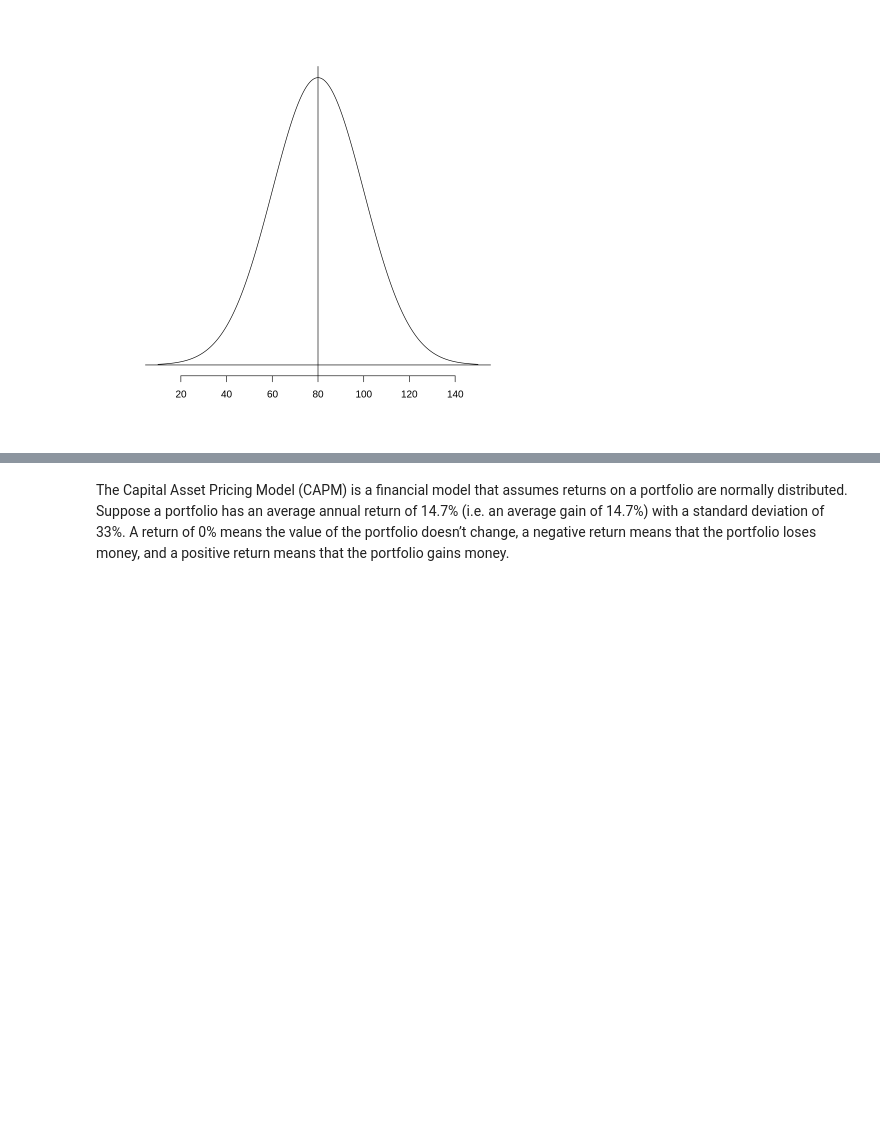
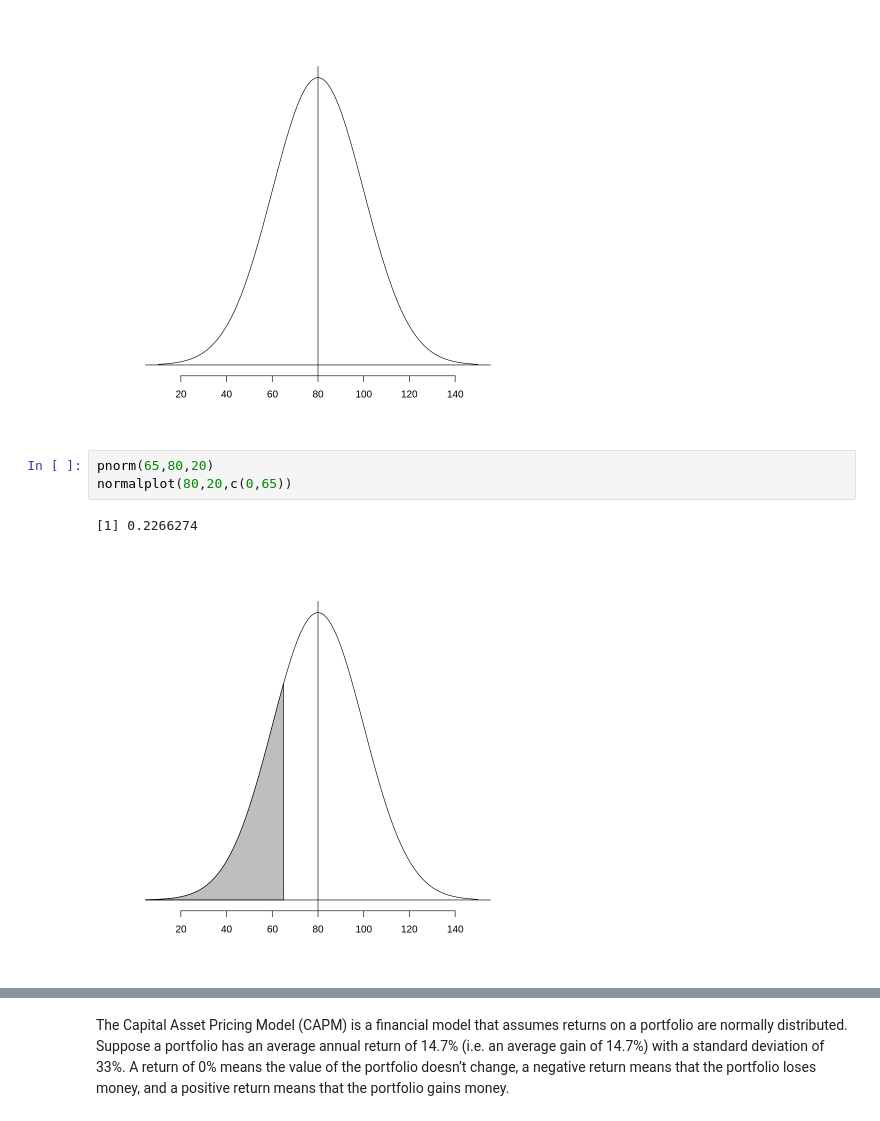
Before and after one commit to jana-archibald/tutorial, a Jupyter notebook: Normal Plot in Tutorial.ipynb, the cells around one changed output, grey strips where cells are left out. Cells and saved outputs as stored; diff of their text form; blank space fills up the shorter version.

```diff
--- a/Normal Plot in Tutorial.ipynb
+++ b/Normal Plot in Tutorial.ipynb
@@ -18,3 +18,9 @@ Suppose X is a random variable and X~N(80,20)
 normalplot(80,20)
 # %% [output]
 [figure]
+# %%
+pnorm(65,80,20)
+normalplot(80,20,c(0,65))
+# %% [output]
+[1] 0.2266274
+[figure, added]
```
Also changed, not shown: parts of 13 cells of this notebook, 1 other file.
